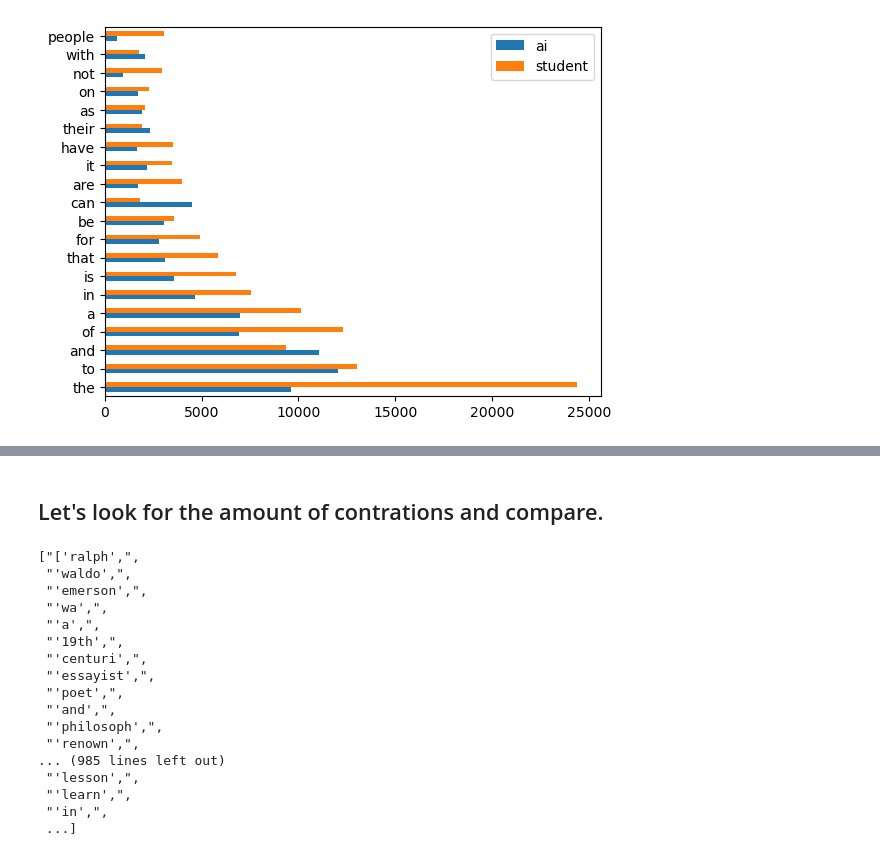
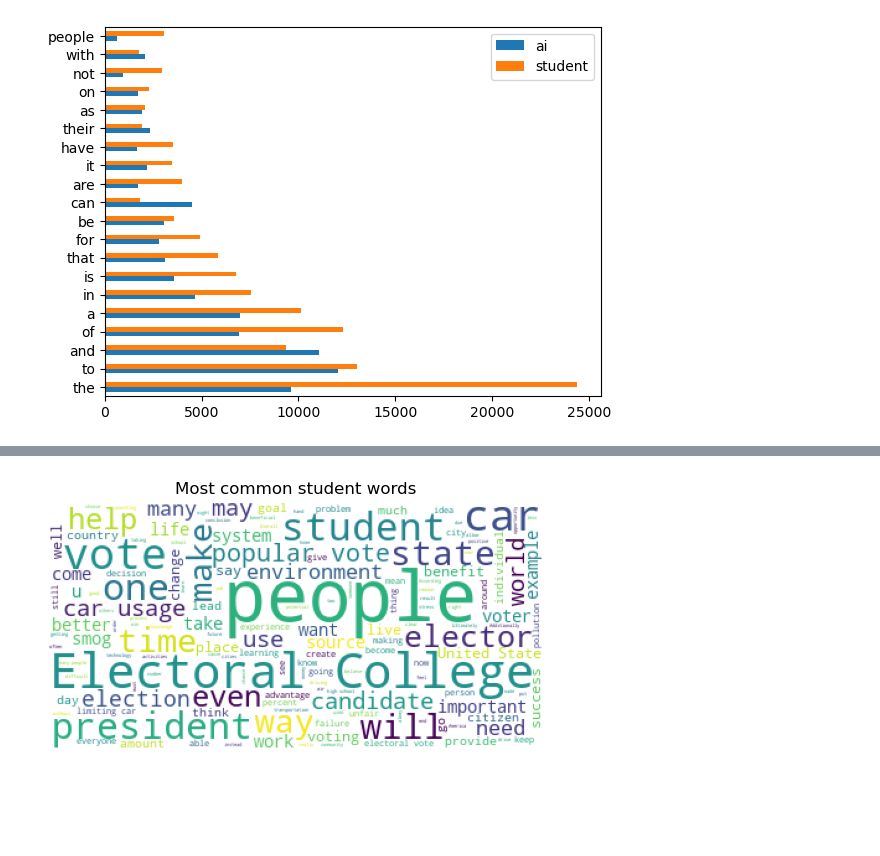
Before and after one commit to Garcia-Burch-NLP/AI-Buster, a Jupyter notebook: Josh/aquire_prep.ipynb, the cells around one changed output, grey strips where cells are left out. Drawn from its saved outputs; the diff is of its cells as text; code cells hidden in the pictures; blank space fills up the shorter version.

```diff
--- a/Josh/aquire_prep.ipynb
+++ b/Josh/aquire_prep.ipynb
@@ -189,4 +169,0 @@ train.head()
-# %%
-ai_words =' '.join(train[train.generated==1]['text'])
-student_words = ' '.join(train[train.generated==0]['text'])
-all_words = ' '.join(train['text'])
@@ -238,22 +170,9 @@ plt.show()
-# %% [markdown]
-## Let's look for the amount of contrations and compare.
-# %%
-ai_word_list
-# %% [output]
-["['ralph',",
- "'waldo',",
- "'emerson',",
- "'wa',",
- "'a',",
- "'19th',",
- "'centuri',",
- "'essayist',",
- "'poet',",
- "'and',",
- "'philosoph',",
- "'renown',",
-... (985 lines left out)
- "'lesson',",
- "'learn',",
- "'in',",
- ...]
+# %%
+img = WordCloud(background_color='White',
+         ).generate(' '.join(all_words))
+plt.imshow(img)
+plt.axis('off')
+plt.title('Most common student words')
+plt.show()
+# %% [output]
+[figure, added]
```
Also changed, not shown: parts of 34 cells of this notebook.
